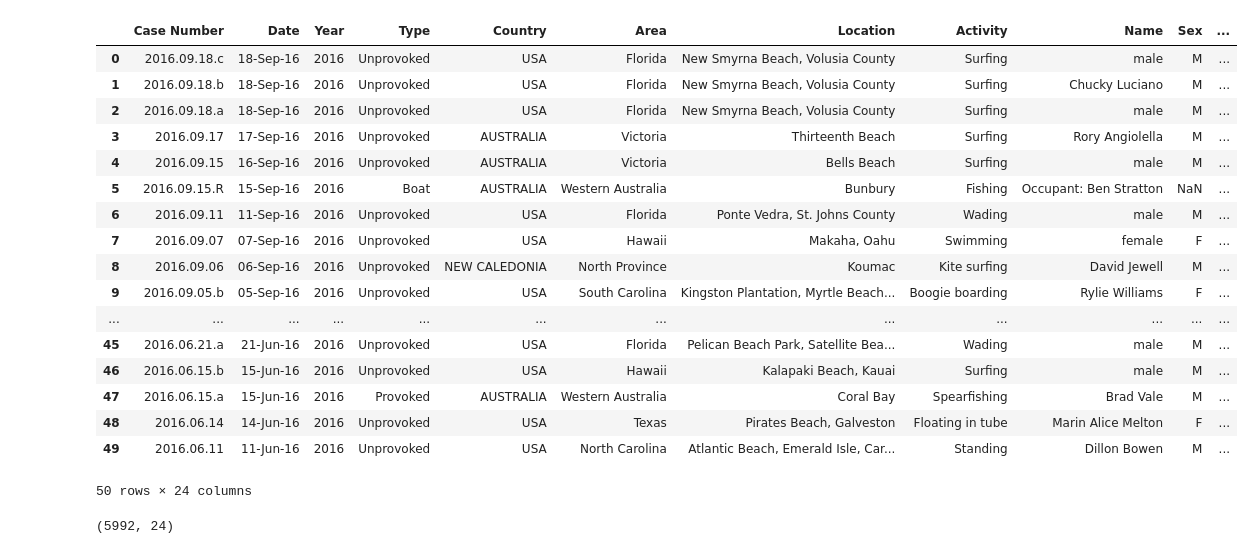
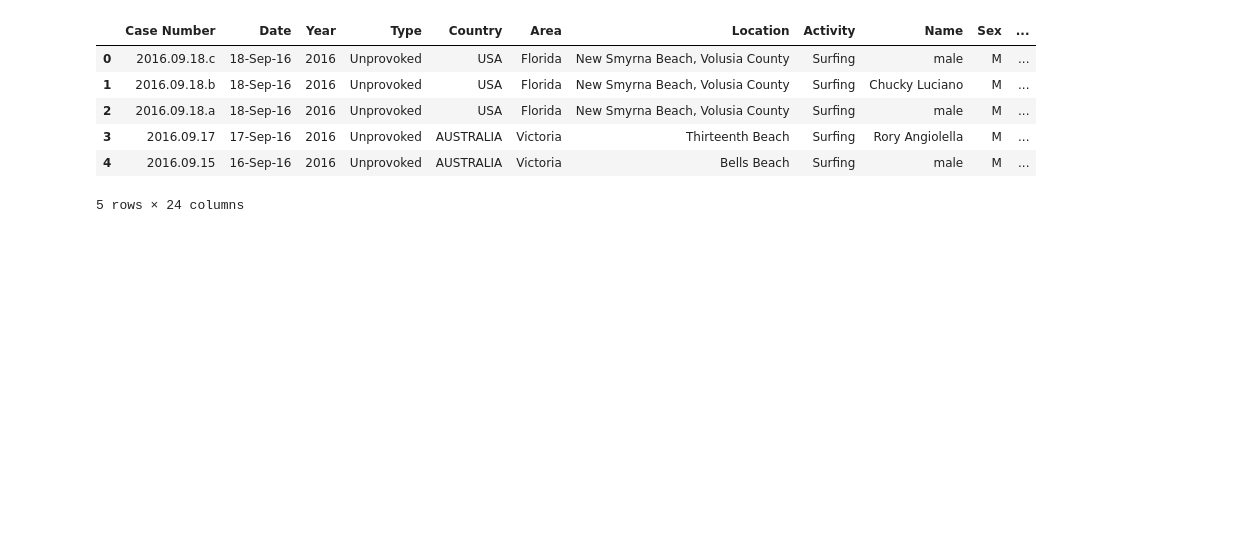
Before and after one commit to marinapm90/data-labs, a Jupyter notebook: module-1/pandas-project/your-code/Shark(nado)_Attack.ipynb, the cells around one changed output. Drawn from its saved outputs; the diff is of its cells as text; code cells hidden in the pictures; blank space fills up the shorter version.

```diff
--- a/module-1/pandas-project/your-code/Shark(nado)_Attack.ipynb
+++ b/module-1/pandas-project/your-code/Shark(nado)_Attack.ipynb
@@ -1,30 +1,14 @@
 # %%
 import pandas as pd
 # Abro el archivo CSV con el encoding latin-1
 df = pd.read_csv('GSAF5.csv', encoding='latin-1')
 #Muestro las 10 primeras filas de mi Data Frame
-df.head(50)
+df.head(5)
 # %% [output]
 |  | Case Number | Date | Year | Type | Country | Area | Location | Activity | Name | Sex | ... |
 | 0 | 2016.09.18.c | 18-Sep-16 | 2016 | Unprovoked | USA | Florida | New Smyrna Beach, Volusia County | Surfing | male | M | ... |
 | 1 | 2016.09.18.b | 18-Sep-16 | 2016 | Unprovoked | USA | Florida | New Smyrna Beach, Volusia County | Surfing | Chucky Luciano | M | ... |
 | 2 | 2016.09.18.a | 18-Sep-16 | 2016 | Unprovoked | USA | Florida | New Smyrna Beach, Volusia County | Surfing | male | M | ... |
 | 3 | 2016.09.17 | 17-Sep-16 | 2016 | Unprovoked | AUSTRALIA | Victoria | Thirteenth Beach | Surfing | Rory Angiolella | M | ... |
 | 4 | 2016.09.15 | 16-Sep-16 | 2016 | Unprovoked | AUSTRALIA | Victoria | Bells Beach | Surfing | male | M | ... |
-| 5 | 2016.09.15.R | 15-Sep-16 | 2016 | Boat | AUSTRALIA | Western Australia | Bunbury | Fishing | Occupant: Ben Stratton | NaN | ... |
-| 6 | 2016.09.11 | 11-Sep-16 | 2016 | Unprovoked | USA | Florida | Ponte Vedra, St. Johns County | Wading | male | M | ... |
-| 7 | 2016.09.07 | 07-Sep-16 | 2016 | Unprovoked | USA | Hawaii | Makaha, Oahu | Swimming | female | F | ... |
-| 8 | 2016.09.06 | 06-Sep-16 | 2016 | Unprovoked | NEW CALEDONIA | North Province | Koumac | Kite surfing | David Jewell | M | ... |
-| 9 | 2016.09.05.b | 05-Sep-16 | 2016 | Unprovoked | USA | South Carolina | Kingston Plantation, Myrtle Beach... | Boogie boarding | Rylie Williams | F | ... |
-| ... | ... | ... | ... | ... | ... | ... | ... | ... | ... | ... | ... |
-| 45 | 2016.06.21.a | 21-Jun-16 | 2016 | Unprovoked | USA | Florida | Pelican Beach Park, Satellite Bea... | Wading | male | M | ... |
-| 46 | 2016.06.15.b | 15-Jun-16 | 2016 | Unprovoked | USA | Hawaii | Kalapaki Beach, Kauai | Surfing | male | M | ... |
-| 47 | 2016.06.15.a | 15-Jun-16 | 2016 | Provoked | AUSTRALIA | Western Australia | Coral Bay | Spearfishing | Brad Vale | M | ... |
-| 48 | 2016.06.14 | 14-Jun-16 | 2016 | Unprovoked | USA | Texas | Pirates Beach, Galveston | Floating in tube | Marin Alice Melton | F | ... |
-| 49 | 2016.06.11 | 11-Jun-16 | 2016 | Unprovoked | USA | North Carolina | Atlantic Beach, Emerald Isle, Car... | Standing | Dillon Bowen | M | ... |
-50 rows × 24 columns
+5 rows × 24 columns
-# %%
-#Miro el número total de columnas y filas que tiene mi data frame
-df.shape
-# %% [output]
-(5992, 24)
```
Also changed, not shown: parts of 34 cells of this notebook.
